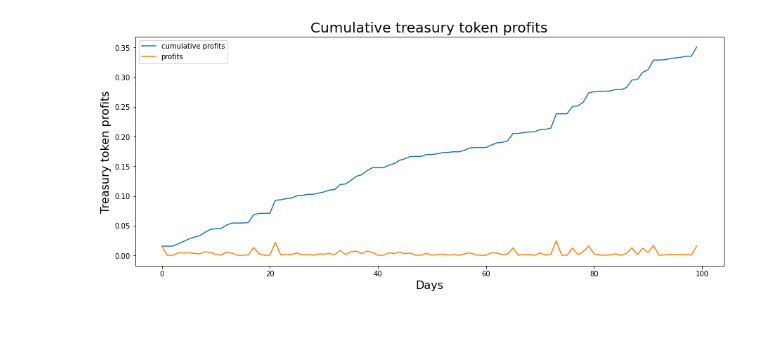
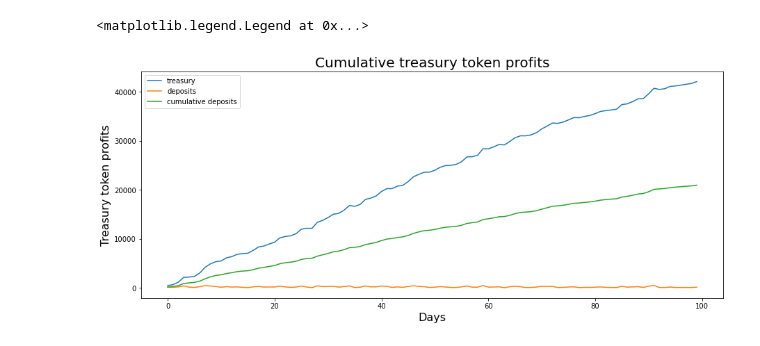
Before and after one commit to tjvsx/daosys, a Jupyter notebook: notebooks/simulation/token_rebasing.ipynb, the cells around one changed output. Saved outputs shown, nothing was run; the diff lists cells and outputs as text; code cells hidden in the pictures.

Commit message:
update rebase simulation

```diff
--- a/notebooks/simulation/token_rebasing.ipynb
+++ b/notebooks/simulation/token_rebasing.ipynb
@@ -58,62 +3,0 @@ class RebaseEvent():
-# %%
-rebase = RebaseEvent()
-
-tToken = 0
-token1 = 0
-token2 = 0
-
-tTokenProfits = np.array([])
-
-dToken = 0
-
-cToken1 = 0
-cToken2 = 0
-cToken = 0
-
-exch_rate = 1
-
-N = 100
-
-for k in range(N):
-
-    shape = np.random.poisson(2, 1)
-    scale = np.random.poisson(2, 1)
-    dToken1 = np.random.gamma(shape, scale, 1)
-    dToken2 = np.random.gamma(shape, scale, 1)
-
-    dToken = rebase.liquidity_pair(np.array([dToken1,dToken2]))
-
-    tokenArr = rebase.deposit(np.array([dToken1,dToken2]))
-
-    dTokenArr = rebase.update_rebase(np.array([dToken1,dToken2]))
-
-    rebase.update_cToken(tokenArr)
-
-    cTokenArr = rebase.get_cToken()
-    cToken = rebase.liquidity_pair(cTokenArr)
-
-    rebase.update_tToken(cToken)
-
-    tToken = rebase.get_tToken()
-
-    pToken = rebase.liquidity_pair(dTokenArr) -  dToken
-
-    pTToken = rebase.trade(pToken, exch_rate)
-    tToken = tToken + pTToken
-
-    tTokenProfits = np.hstack((tTokenProfits,pTToken))
-
-cTTokenProfits = np.cumsum(tTokenProfits)
-tSamp = np.array(range(N))
-
-fig, ax = plt.subplots(figsize=(15, 6))
-plt.plot(tSamp, cTTokenProfits, label='cumulative profits')
-plt.plot(tSamp, tTokenProfits, label='profits')
-plt.title("Cumulative treasury token profits", fontsize=20)
-plt.ylabel("Treasury token profits", fontsize=16)
-plt.xlabel('Days', fontsize=16)
-plt.legend()
-
-token = Token()
-# %% [output]
-[figure, removed]
@@ -119,0 +199,18 @@ token = Token()
+# %%
+tSamp = list(range(N))
+balances = [token.get_balance() for token in tTokenArr.get_array()]
+deposits = [token.get_balance() for token in depositTokenArr.get_array()]
+cum_deposits = list(np.cumsum(deposits))
+
+
+fig, ax = plt.subplots(figsize=(15, 6))
+plt.plot(tSamp, balances, label='treasury')
+plt.plot(tSamp, deposits, label='deposits')
+plt.plot(tSamp, cum_deposits, label='cumulative deposits')
+plt.title("Cumulative treasury token profits", fontsize=20)
+plt.ylabel("Treasury token profits", fontsize=16)
+plt.xlabel('Days', fontsize=16)
+plt.legend()
+# %% [output]
+<matplotlib.legend.Legend at 0x...>
+[figure, added]
```
Also changed, not shown: parts of 3 cells of this notebook.
